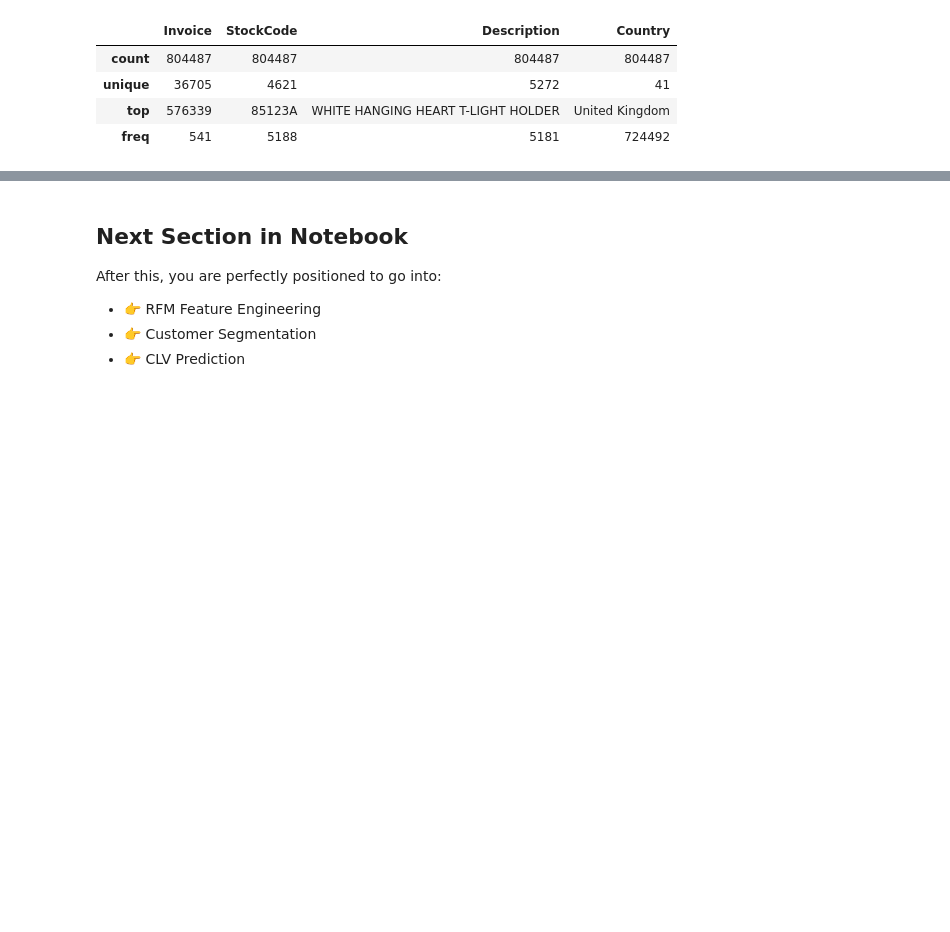
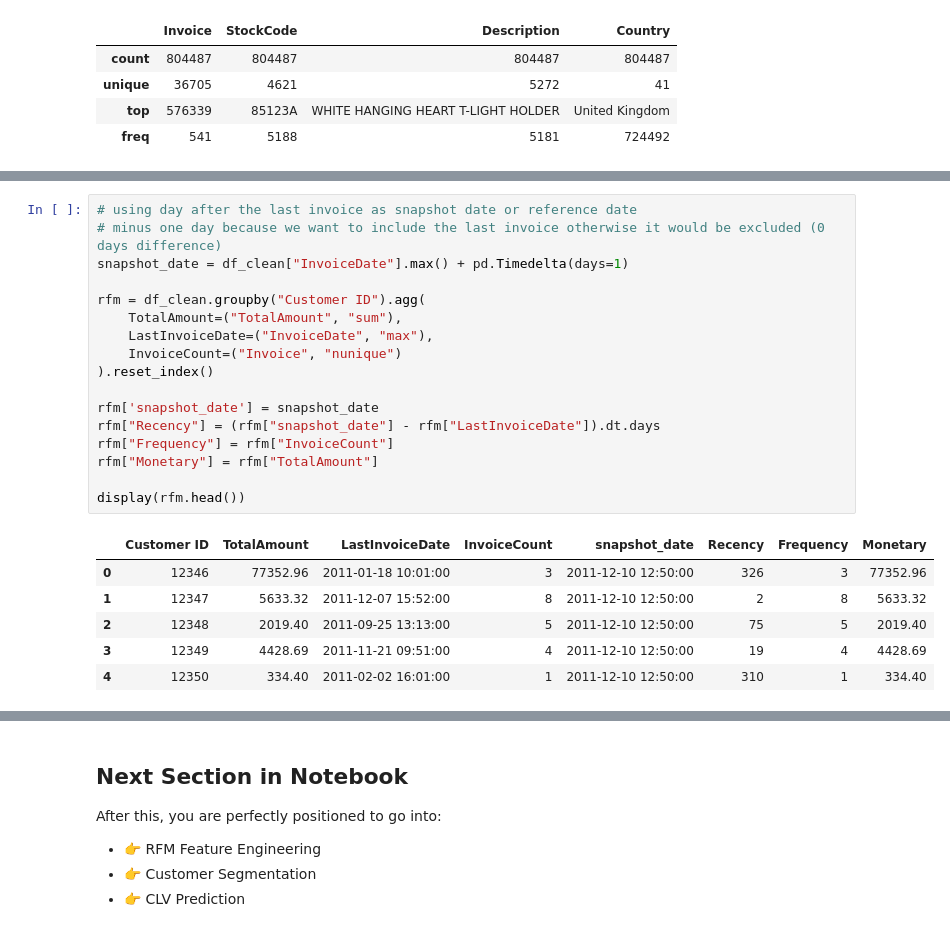
Before and after one commit to nabigwaku/customer-segmentation-rfm-clv, a Jupyter notebook: notebooks/customer_segmentation_story.ipynb, the cells around one changed output, grey strips where cells are left out. Cells and saved outputs as stored; diff of their text form; blank space fills up the shorter version.

```diff
--- a/notebooks/customer_segmentation_story.ipynb
+++ b/notebooks/customer_segmentation_story.ipynb
@@ -401,0 +432,24 @@ df_clean.describe(include='O') # descriptive statistics for categorical columns
+# %%
+# using day after the last invoice as snapshot date or reference date
+# minus one day because we want to include the last invoice otherwise it would be excluded (0 days difference)
+snapshot_date = df_clean["InvoiceDate"].max() + pd.Timedelta(days=1)
+
+rfm = df_clean.groupby("Customer ID").agg(
+    TotalAmount=("TotalAmount", "sum"),
+    LastInvoiceDate=("InvoiceDate", "max"),
+    InvoiceCount=("Invoice", "nunique")
+).reset_index()
+
+rfm['snapshot_date'] = snapshot_date
+rfm["Recency"] = (rfm["snapshot_date"] - rfm["LastInvoiceDate"]).dt.days
+rfm["Frequency"] = rfm["InvoiceCount"]
+rfm["Monetary"] = rfm["TotalAmount"]
+
+display(rfm.head())
+# %% [output]
+|  | Customer ID | TotalAmount | LastInvoiceDate | InvoiceCount | snapshot_date | Recency | Frequency | Monetary |
+| 0 | 12346 | 77352.96 | 2011-01-18 10:01:00 | 3 | 2011-12-10 12:50:00 | 326 | 3 | 77352.96 |
+| 1 | 12347 | 5633.32 | 2011-12-07 15:52:00 | 8 | 2011-12-10 12:50:00 | 2 | 8 | 5633.32 |
+| 2 | 12348 | 2019.40 | 2011-09-25 13:13:00 | 5 | 2011-12-10 12:50:00 | 75 | 5 | 2019.40 |
+| 3 | 12349 | 4428.69 | 2011-11-21 09:51:00 | 4 | 2011-12-10 12:50:00 | 19 | 4 | 4428.69 |
+| 4 | 12350 | 334.40 | 2011-02-02 16:01:00 | 1 | 2011-12-10 12:50:00 | 310 | 1 | 334.40 |
```
Also changed, not shown: parts of 17 cells of this notebook, 1 other file.
